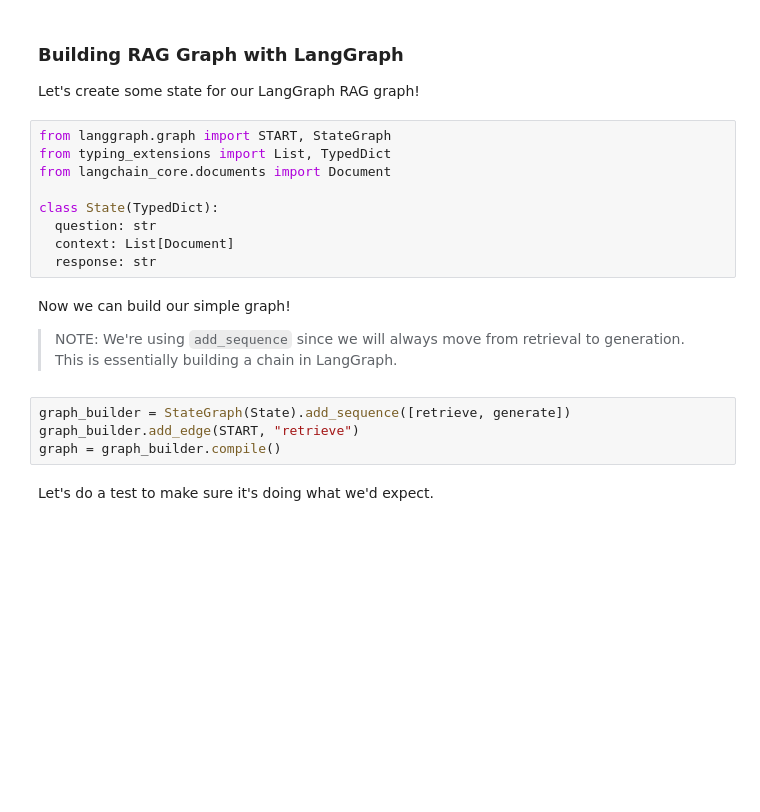
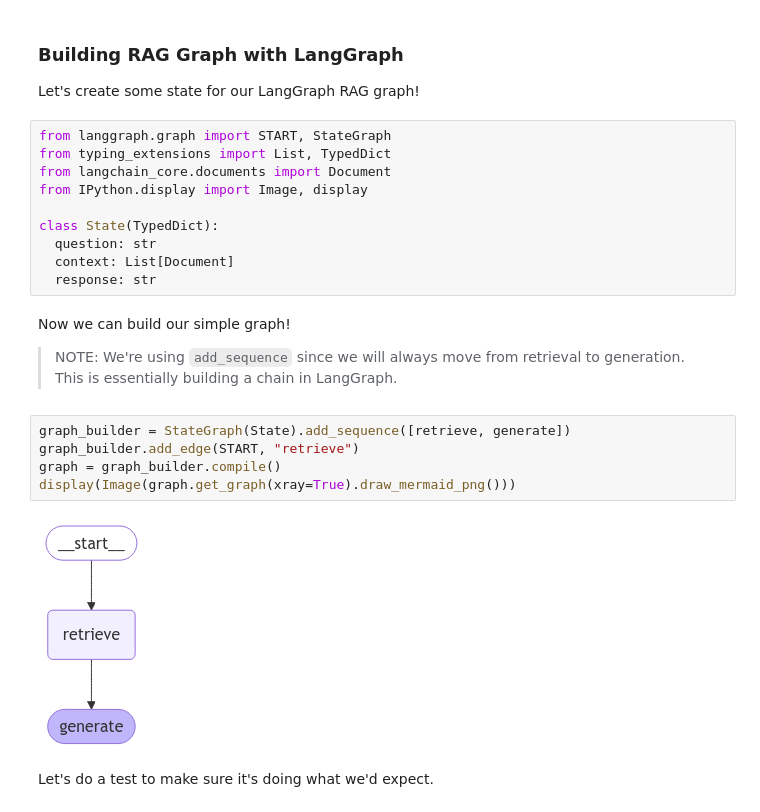
Before and after one commit to ernestobalanzar/AIE5, a Jupyter notebook: 08_Evaluating_RAG_With_Ragas/Evaluating_RAG_with_Ragas_(2025)_AI_Makerspace.ipynb, the cells around one changed output. Drawn from its saved outputs; the diff is of its cells as text; blank space fills up the shorter version.

```diff
--- a/08_Evaluating_RAG_With_Ragas/Evaluating_RAG_with_Ragas_(2025)_AI_Makerspace.ipynb
+++ b/08_Evaluating_RAG_With_Ragas/Evaluating_RAG_with_Ragas_(2025)_AI_Makerspace.ipynb
@@ -242,6 +242,7 @@ Let's create some state for our LangGraph RAG graph!
 from langgraph.graph import START, StateGraph
 from typing_extensions import List, TypedDict
 from langchain_core.documents import Document
+from IPython.display import Image, display
 
 class State(TypedDict):
   question: str
@@ -254,7 +255,10 @@ Now we can build our simple graph!
 # %%
 graph_builder = StateGraph(State).add_sequence([retrieve, generate])
 graph_builder.add_edge(START, "retrieve")
 graph = graph_builder.compile()
+display(Image(graph.get_graph(xray=True).draw_mermaid_png()))
+# %% [output]
+[figure, added]
 # %% [markdown]
 Let's do a test to make sure it's doing what we'd expect.
 # %%
```
Also changed, not shown: 2 other files.
